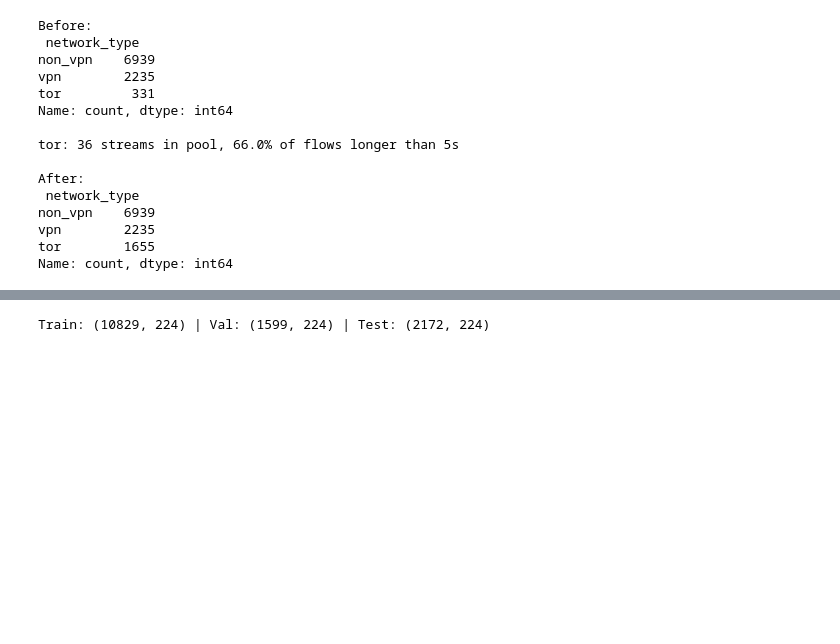
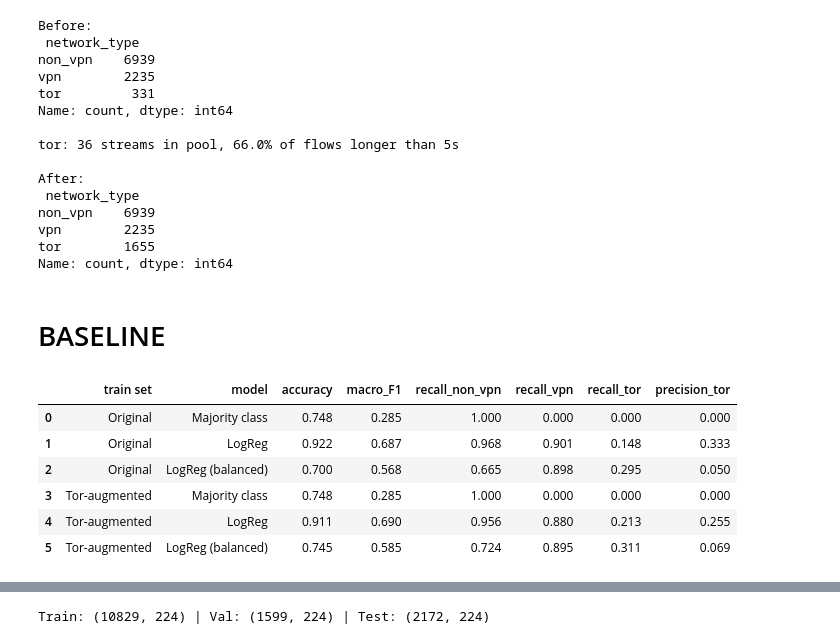
Before and after one commit to ZhiSherng/encrypted_traffic_classification, a Jupyter notebook: eda_cleaning.ipynb, the cells around one changed output, grey strips where cells are left out. Cells and saved outputs as stored; diff of their text form; code cells hidden in the pictures; blank space fills up the shorter version.

Commit message:
Add LR baseline cell, rename experiments heading

```diff
--- a/eda_cleaning.ipynb
+++ b/eda_cleaning.ipynb
@@ -1077,3 +1077,70 @@ non_vpn    6939
 vpn        2235
 tor        1655
 Name: count, dtype: int64
+# %% [markdown]
+# BASELINE
+# %%
+# =====================================================================
+# BASELINE: majority class + logistic regression, on the FINAL pipeline
+# Prints every number needed for Section IV-A
+# =====================================================================
+from sklearn.dummy import DummyClassifier
+from sklearn.linear_model import LogisticRegression
+from sklearn.preprocessing import StandardScaler
+from sklearn.metrics import (f1_score, recall_score, precision_score, accuracy_score,
+                             classification_report, confusion_matrix)
+
+labels = ["non_vpn", "vpn", "tor"]
+
+def prep(Xtr, Xev):
+    sc = StandardScaler().fit(np.log1p(Xtr))                  # fit on train only
+    return sc.transform(np.log1p(Xtr)), sc.transform(np.log1p(Xev))
+
+train_sets = {"Original": (X_train, y_train), "Tor-augmented": (X_train_aug, y_train_aug)}
+models = {
+    "Majority class":    lambda: DummyClassifier(strategy="most_frequent"),
+    "LogReg":            lambda: LogisticRegression(max_iter=5000),
+    "LogReg (balanced)": lambda: LogisticRegression(max_iter=5000, class_weight="balanced"),
+}
+
+rows, preds = [], {}
+for tname, (Xtr, ytr) in train_sets.items():
+    Xtr_s, Xva_s = prep(Xtr, X_val)
+    for mname, make in models.items():
+        p = make().fit(Xtr_s, ytr).predict(Xva_s)
+        preds[(tname, mname)] = p
+        r = recall_score(y_val, p, labels=labels, average=None, zero_division=0)
+        rows.append({"train set": tname, "model": mname,
+                     "accuracy": accuracy_score(y_val, p),
+                     "macro_F1": f1_score(y_val, p, average="macro", zero_division=0),
+                     "recall_non_vpn": r[0], "recall_vpn": r[1], "recall_tor": r[2],
+                     "precision_tor": precision_score(y_val, p, labels=["tor"], average="macro", zero_division=0)})
+
+table = pd.DataFrame(rows).round(3)
+display(table)                                                    # -> Table IV
+
+# ---- detail for the best logistic regression ----
+lr_only = table[table["model"] != "Majority class"]
+best = table.loc[lr_only["macro_F1"].idxmax()]
+p = preds[(best["train set"], best["model"])]
+print("\nBest baseline:", best["train set"], "|", best["model"], "| macro-F1", best["macro_F1"])
+print(classification_report(y_val, p, digits=3, zero_division=0))
+print(pd.DataFrame(confusion_matrix(y_val, p, labels=labels),
+                   index=[f"true_{l}" for l in labels], columns=[f"pred_{l}" for l in labels]))
+
+# ---- Tor recall by stream (val) ----
+vd = df_capped.iloc[val_idx][["stream_id", "network_type"]].copy()
+vd["pred"] = p
+t = vd[vd["network_type"] == "tor"]
+print("\nTor flows caught, by stream:")
+print(t.groupby("stream_id")["pred"].apply(lambda s: (s == "tor").sum()).rename("caught")
+       .to_frame().join(t["stream_id"].value_counts().rename("flows"))
+       .sort_values("flows", ascending=False))
+# %% [output]
+|  | train set | model | accuracy | macro_F1 | recall_non_vpn | recall_vpn | recall_tor | precision_tor |
+| 0 | Original | Majority class | 0.748 | 0.285 | 1.000 | 0.000 | 0.000 | 0.000 |
+| 1 | Original | LogReg | 0.922 | 0.687 | 0.968 | 0.901 | 0.148 | 0.333 |
+| 2 | Original | LogReg (balanced) | 0.700 | 0.568 | 0.665 | 0.898 | 0.295 | 0.050 |
+| 3 | Tor-augmented | Majority class | 0.748 | 0.285 | 1.000 | 0.000 | 0.000 | 0.000 |
+| 4 | Tor-augmented | LogReg | 0.911 | 0.690 | 0.956 | 0.880 | 0.213 | 0.255 |
+| 5 | Tor-augmented | LogReg (balanced) | 0.745 | 0.585 | 0.724 | 0.895 | 0.311 | 0.069 |
```
Also changed, not shown: parts of 3 cells of this notebook.
